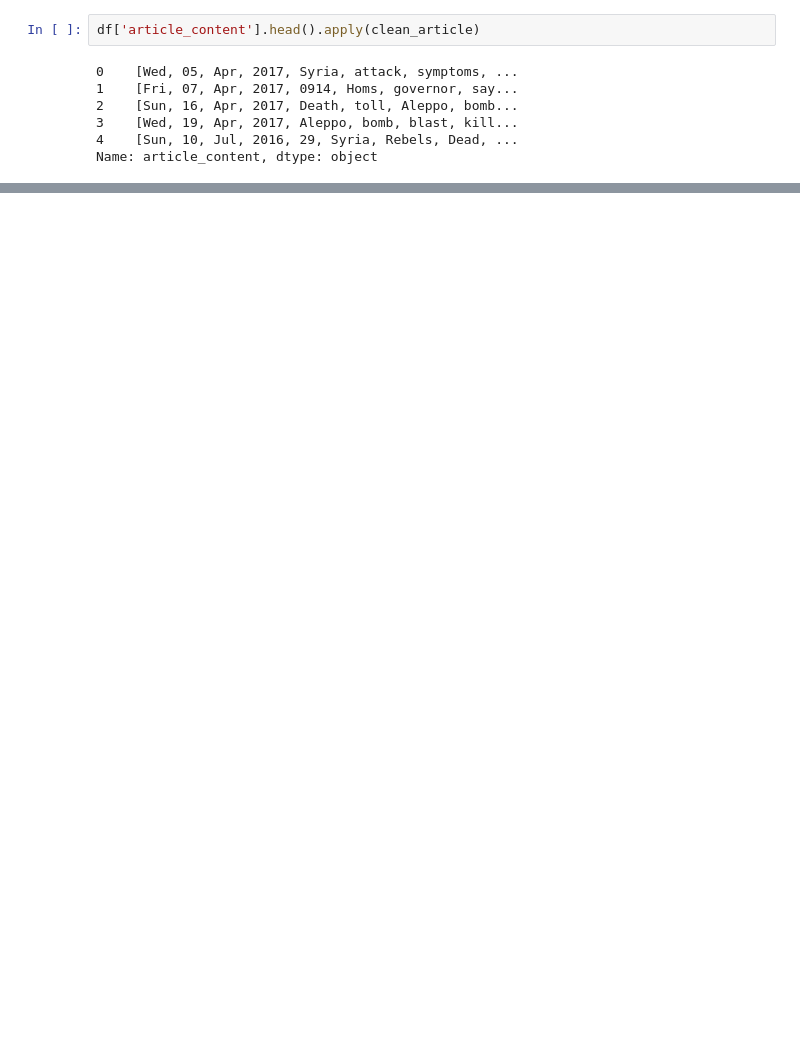
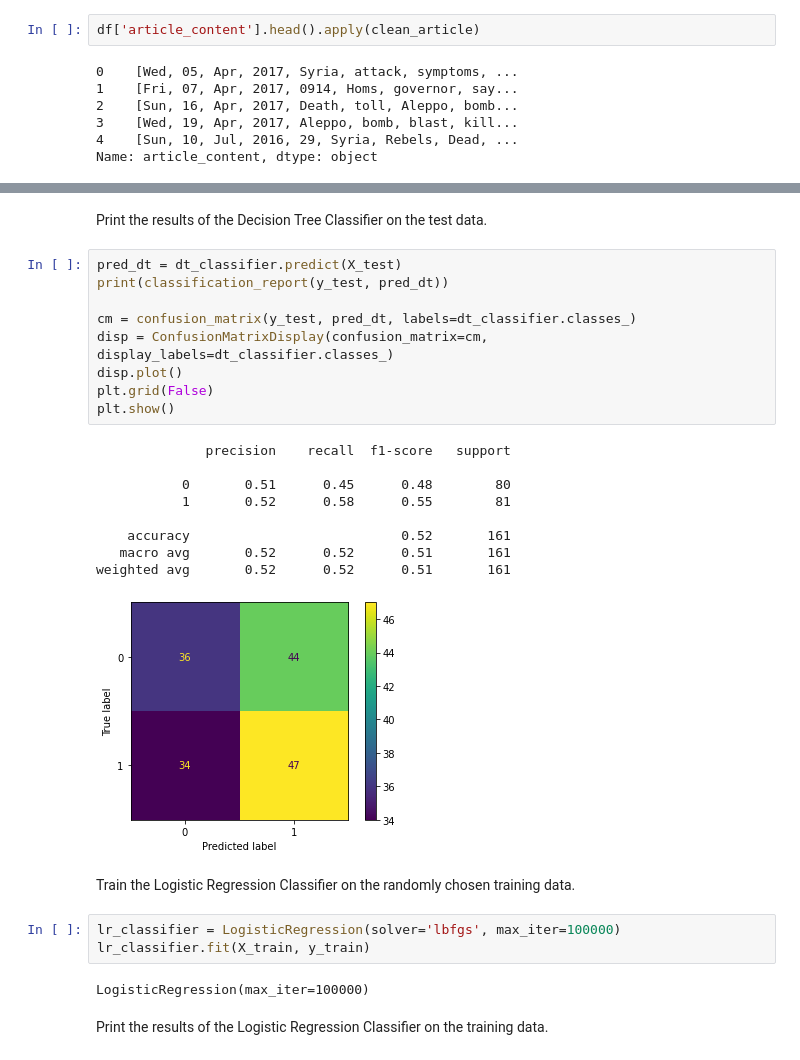
Before and after one commit to shoggart/final-project, a Jupyter notebook: final_project.ipynb, the cells around one changed output, grey strips where cells are left out. Drawn from its saved outputs; the diff is of its cells as text; blank space fills up the shorter version.

```diff
--- a/final_project.ipynb
+++ b/final_project.ipynb
@@ -96,0 +173,30 @@ weighted avg       0.50      0.50      0.50       161
+# %% [markdown]
+Print the results of the Decision Tree Classifier on the test data.
+# %%
+pred_dt = dt_classifier.predict(X_test)
+print(classification_report(y_test, pred_dt))
+
+cm = confusion_matrix(y_test, pred_dt, labels=dt_classifier.classes_)
+disp = ConfusionMatrixDisplay(confusion_matrix=cm, display_labels=dt_classifier.classes_)
+disp.plot()
+plt.grid(False)
+plt.show()
+# %% [output]
+              precision    recall  f1-score   support
+
+           0       0.51      0.45      0.48        80
+           1       0.52      0.58      0.55        81
+
+    accuracy                           0.52       161
+   macro avg       0.52      0.52      0.51       161
+weighted avg       0.52      0.52      0.51       161
+[figure, added]
+# %% [markdown]
+Train the Logistic Regression Classifier on the randomly chosen training data.
+# %%
+lr_classifier = LogisticRegression(solver='lbfgs', max_iter=100000)
+lr_classifier.fit(X_train, y_train)
+# %% [output]
+LogisticRegression(max_iter=100000)
+# %% [markdown]
+Print the results of the Logistic Regression Classifier on the training data.
```
Also changed, not shown: parts of 85 cells of this notebook.
